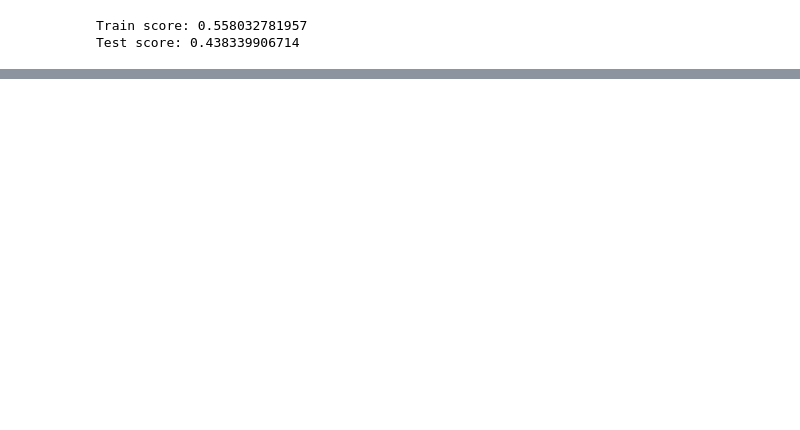
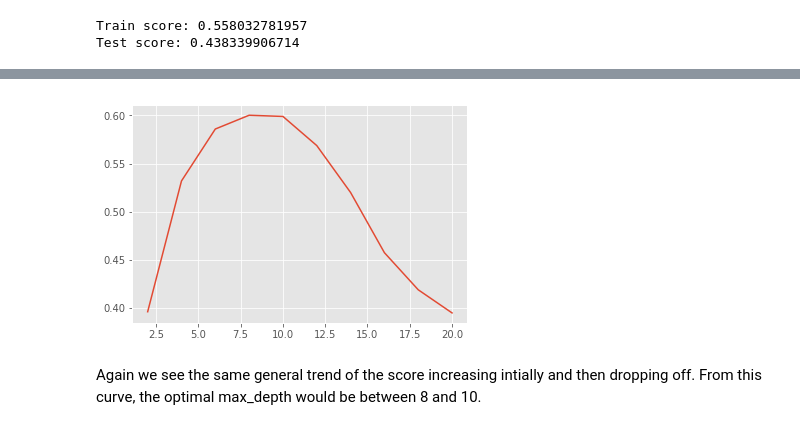
Before and after one commit to DeltaAnalytics/machine_learning_for_good, a Jupyter notebook: module_4_decision_trees/4_1_decision_trees.ipynb, the cells around one changed output, grey strips where cells are left out. Saved outputs shown, nothing was run; the diff lists cells and outputs as text; code cells hidden in the pictures; blank space fills up the shorter version.

```diff
--- a/module_4_decision_trees/4_1_decision_trees.ipynb
+++ b/module_4_decision_trees/4_1_decision_trees.ipynb
@@ -189,0 +400,17 @@ Test score: 0.438339906714
+# %%
+# initialize empty array to store results
+scores_cv = np.empty(len(depth_range))
+for i in range(len(depth_range)):
+    # initialize model
+    dt_regressor = DecisionTreeRegressor(max_depth=depth_range[i], random_state=42)
+    # calculate the cross val scores. This returns an array where each element corresponds to the performance on each k-fold.
+    cv_scores = cross_val_score(dt_regressor, X_train, y_train,cv=5, n_jobs=-1)
+    # calculate mean cross validation score and save
+    scores_cv[i] = np.mean(cv_scores)
+# plot results
+plt.plot(depth_range, scores_cv)
+plt.show()
+# %% [output]
+[figure, added]
+# %% [markdown]
+Again we see the same general trend of the score increasing intially and then dropping off. From this curve, the optimal max_depth would be between 8 and 10.
```
Also changed, not shown: parts of 35 cells of this notebook.
